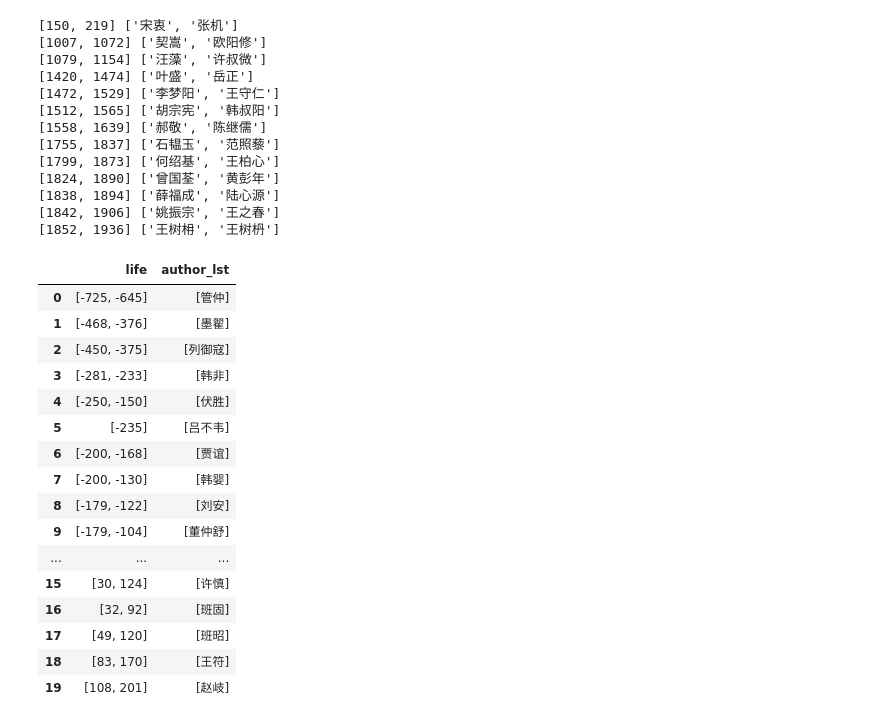
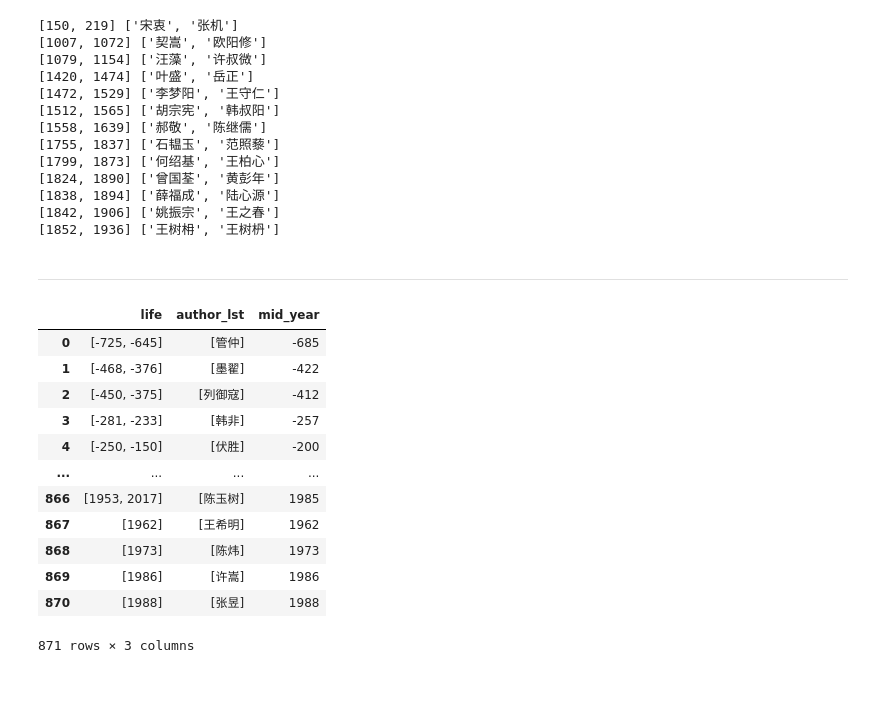
Before and after one commit to lopentu/cck, a Jupyter notebook: etc/author_mapping.ipynb, the cells around one changed output. Cells and saved outputs as stored; diff of their text form; code cells hidden in the pictures; blank space fills up the shorter version.

```diff
--- a/etc/author_mapping.ipynb
+++ b/etc/author_mapping.ipynb
@@ -101,26 +108,28 @@ for life, author_lst in group_authors.items():
 [1838, 1894] ['薛福成', '陆心源']
 [1842, 1906] ['姚振宗', '王之春']
 [1852, 1936] ['王树枏', '王树枬']
+# %% [markdown]
+---
 # %%
 df = pd.DataFrame(list(group_authors.items()))
 df.columns = ('life', 'author_lst')
-df.to_csv('../data/author_time/tmp_author_timeline.csv')
-df.head(20)
+df['mid_year'] = [Author(n[-1]).rep_year for n in df['author_lst']]
+
+if save_mode:
+    df.to_csv('../data/author_time/author_timeline.csv')
-# %% [output]
-|  | life | author_lst |
-| 0 | [-725, -645] | [管仲] |
-| 1 | [-468, -376] | [墨翟] |
-| 2 | [-450, -375] | [列御寇] |
-| 3 | [-281, -233] | [韩非] |
-| 4 | [-250, -150] | [伏胜] |
-| 5 | [-235] | [吕不韦] |
-| 6 | [-200, -168] | [贾谊] |
-| 7 | [-200, -130] | [韩婴] |
-| 8 | [-179, -122] | [刘安] |
-| 9 | [-179, -104] | [董仲舒] |
-| ... | ... | ... |
-| 15 | [30, 124] | [许慎] |
-| 16 | [32, 92] | [班固] |
-| 17 | [49, 120] | [班昭] |
-| 18 | [83, 170] | [王符] |
-| 19 | [108, 201] | [赵岐] |
+# %%
+df
+# %% [output]
+|  | life | author_lst | mid_year |
+| 0 | [-725, -645] | [管仲] | -685 |
+| 1 | [-468, -376] | [墨翟] | -422 |
+| 2 | [-450, -375] | [列御寇] | -412 |
+| 3 | [-281, -233] | [韩非] | -257 |
+| 4 | [-250, -150] | [伏胜] | -200 |
+| ... | ... | ... | ... |
+| 866 | [1953, 2017] | [陈玉树] | 1985 |
+| 867 | [1962] | [王希明] | 1962 |
+| 868 | [1973] | [陈炜] | 1973 |
+| 869 | [1986] | [许嵩] | 1986 |
+| 870 | [1988] | [张昱] | 1988 |
+871 rows × 3 columns
```
Also changed, not shown: parts of 9 cells of this notebook, 9 other files.
